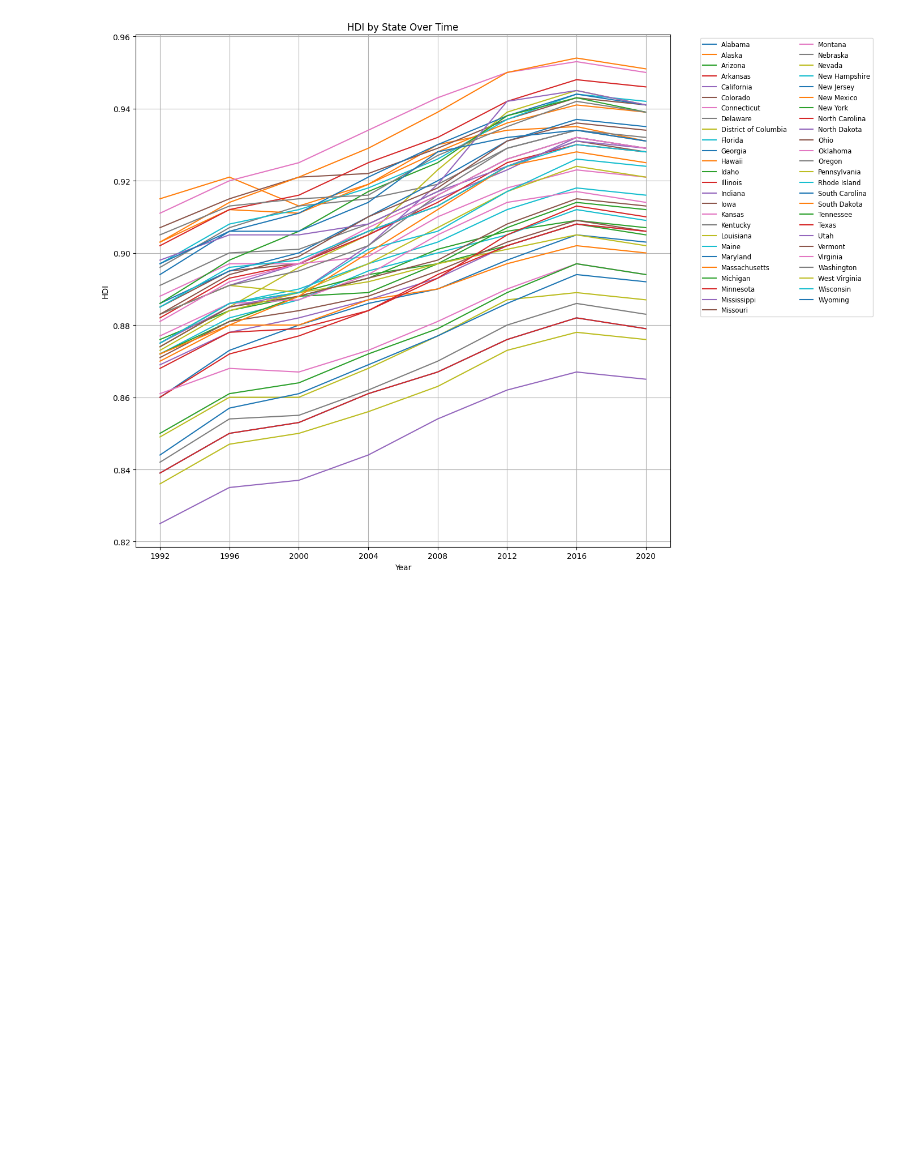
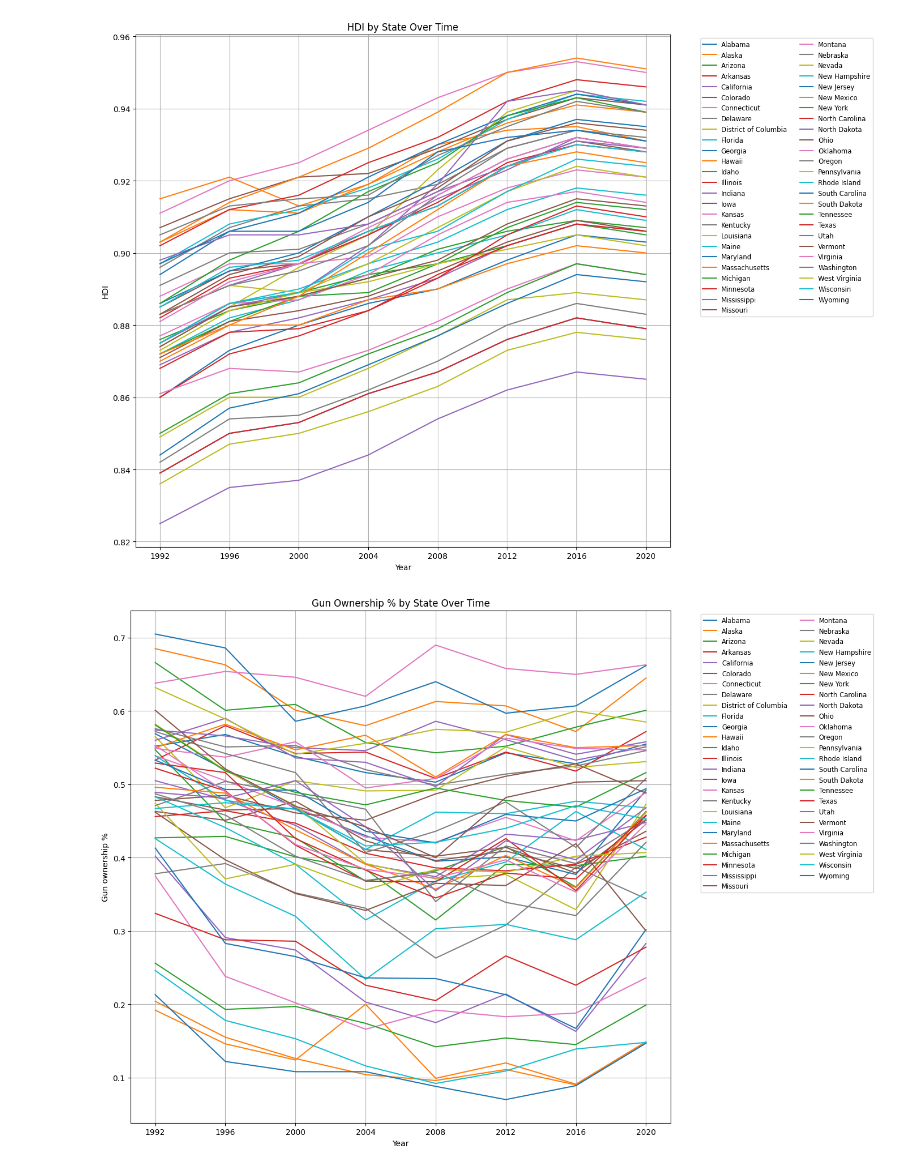
Before and after one commit to SzczypekJ/Predicting-USA-presidential-elections, a Jupyter notebook: test.ipynb, the cells around one changed output. Saved outputs shown, nothing was run; the diff lists cells and outputs as text; code cells hidden in the pictures; blank space fills up the shorter version.

```diff
--- a/test.ipynb
+++ b/test.ipynb
@@ -55,3 +55,19 @@ plt.tight_layout()
 plt.show()
 # %% [output]
 [figure]
+# %%
+plt.figure(figsize=(14, 10))
+
+for state in data["State"].unique():
+    state_data = data[data["State"] == state]
+    plt.plot(state_data["Year"], state_data["Gun ownership %"], label=state)
+
+plt.xlabel('Year')
+plt.ylabel('Gun ownership %')
+plt.title('Gun Ownership % by State Over Time')
+plt.legend(bbox_to_anchor=(1.05, 1), loc='upper left', fontsize='small', ncol=2)
+plt.grid(True)
+plt.tight_layout()
+plt.show()
+# %% [output]
+[figure, added]
```
